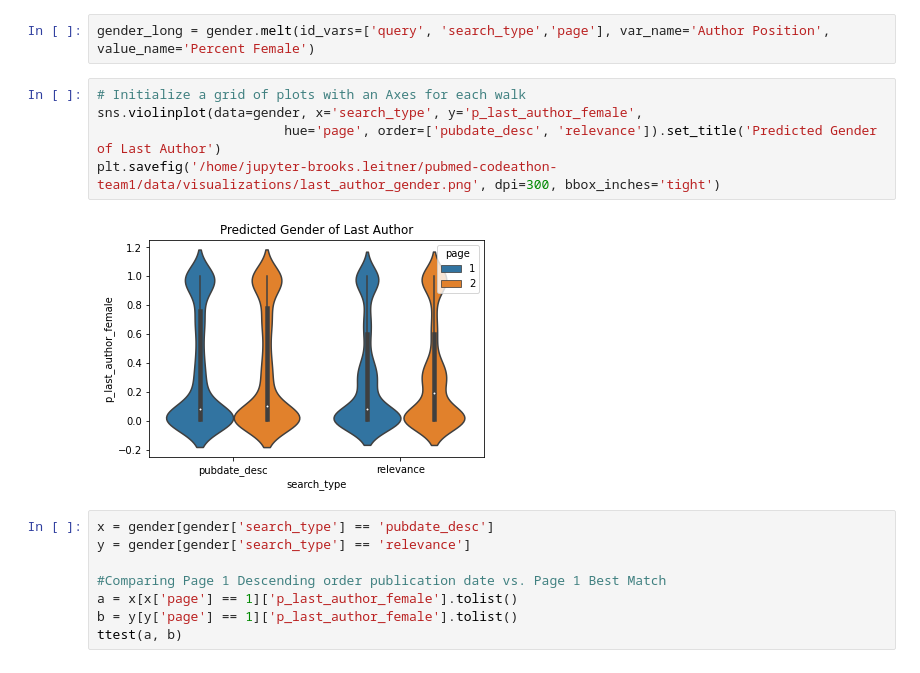
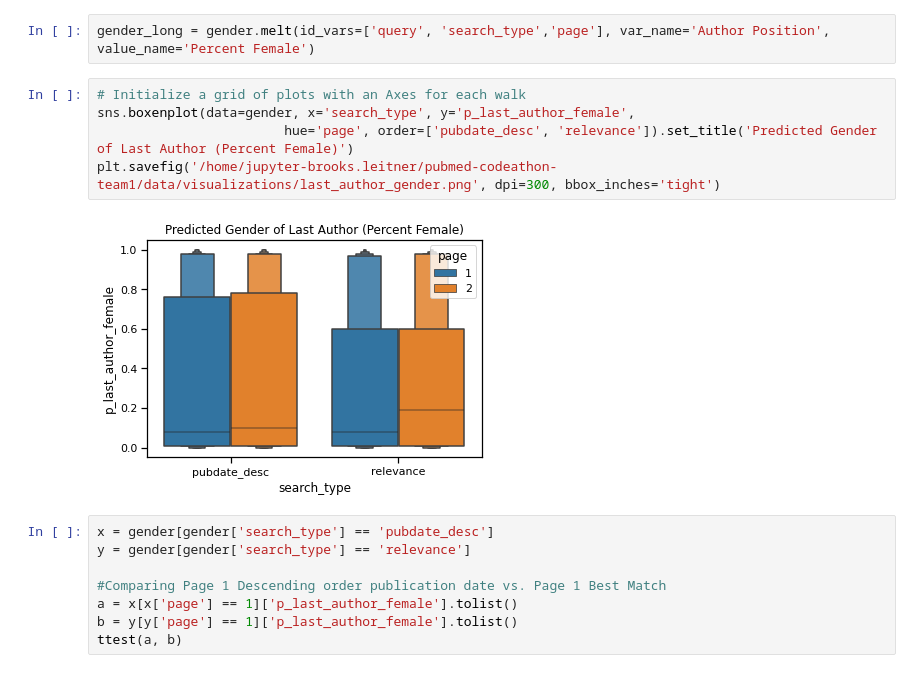
Before and after one commit to NCBI-Codeathons/pubmed-codeathon-team1, a Jupyter notebook: notebooks/data_visualizations_bl.ipynb, the cells around one changed output. Saved outputs shown, nothing was run; the diff lists cells and outputs as text.

Commit message:
make all violins into boxenplots

```diff
--- a/notebooks/data_visualizations_bl.ipynb
+++ b/notebooks/data_visualizations_bl.ipynb
@@ -284,11 +296,11 @@ gender = race[['query', 'search_type', 'page','p_last_author_female', 'p_first_a
 gender_long = gender.melt(id_vars=['query', 'search_type','page'], var_name='Author Position', value_name='Percent Female')
 # %%
 # Initialize a grid of plots with an Axes for each walk
-sns.violinplot(data=gender, x='search_type', y='p_last_author_female',
-                        hue='page', order=['pubdate_desc', 'relevance']).set_title('Predicted Gender of Last Author')
+sns.boxenplot(data=gender, x='search_type', y='p_last_author_female',
+                        hue='page', order=['pubdate_desc', 'relevance']).set_title('Predicted Gender of Last Author (Percent Female)')
 plt.savefig('/home/jupyter-brooks.leitner/pubmed-codeathon-team1/data/visualizations/last_author_gender.png', dpi=300, bbox_inches='tight')
 # %% [output]
-[figure, old version]
+[figure, new version]
 # %%
 x = gender[gender['search_type'] == 'pubdate_desc']
 y = gender[gender['search_type'] == 'relevance']
```
Also changed, not shown: parts of 9 cells of this notebook, 10 other files.
